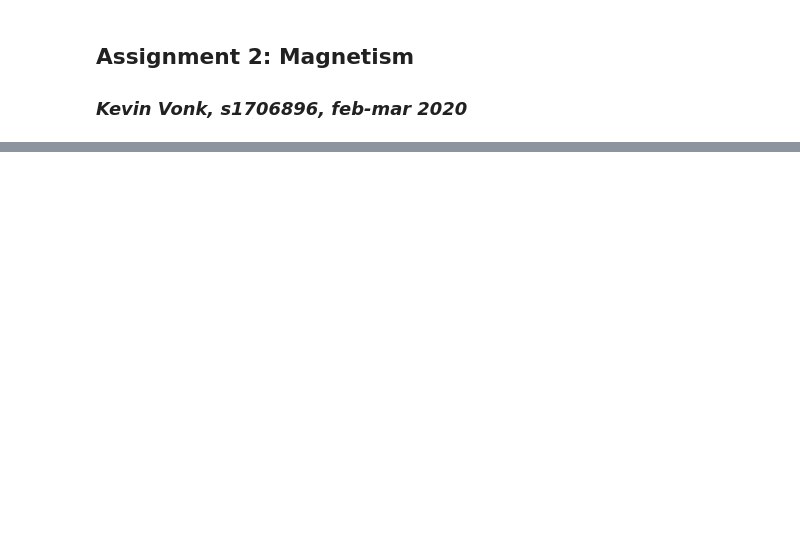
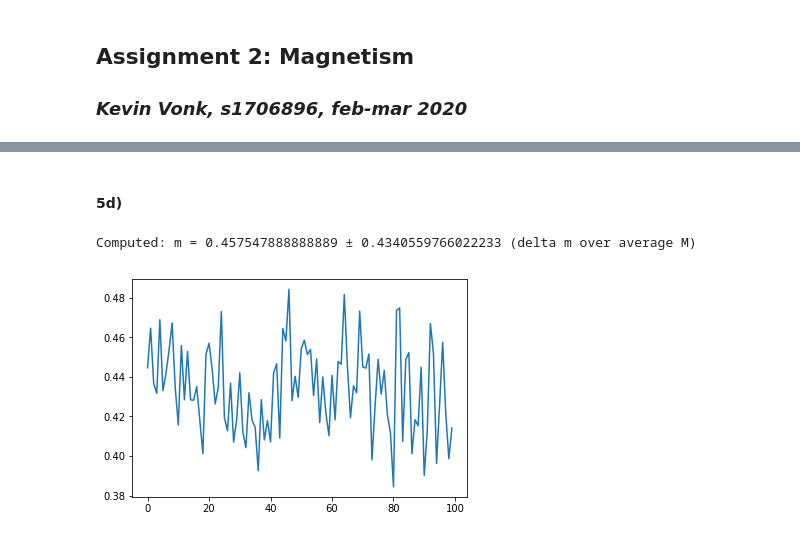
Before and after one commit to KevoSoftworks/computational_physics, a Jupyter notebook: 2_magnetism/magnetism.ipynb, the cells around one changed output, grey strips where cells are left out. Saved outputs shown, nothing was run; the diff lists cells and outputs as text; code cells hidden in the pictures; blank space fills up the shorter version.

```diff
--- a/2_magnetism/magnetism.ipynb
+++ b/2_magnetism/magnetism.ipynb
@@ -114,0 +175,10 @@ We needn't store all the spin configurations over the whole sequence. We only ne
+# %% [markdown]
+#### 5d)
+# %%
+dm = np.sqrt((m2 - exp**2)/(N-1))
+plt.plot(range(100), dm)
+
+print(f"Computed: m = {np.mean(exp)} ± {np.mean(dm)} (delta m over average M)")
+# %% [output]
+Computed: m = 0.457547888888889 ± 0.4340559766022233 (delta m over average M)
+[figure, added]
```
Also changed, not shown: parts of 7 cells of this notebook, 2 other files.
